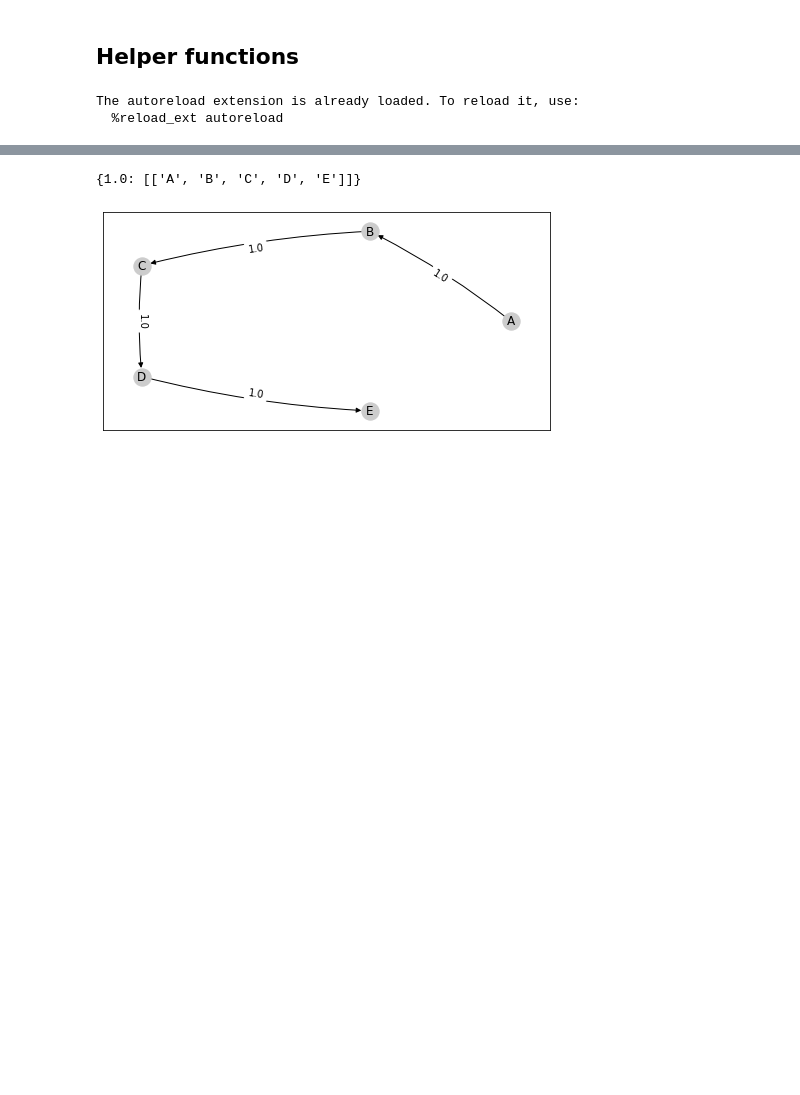
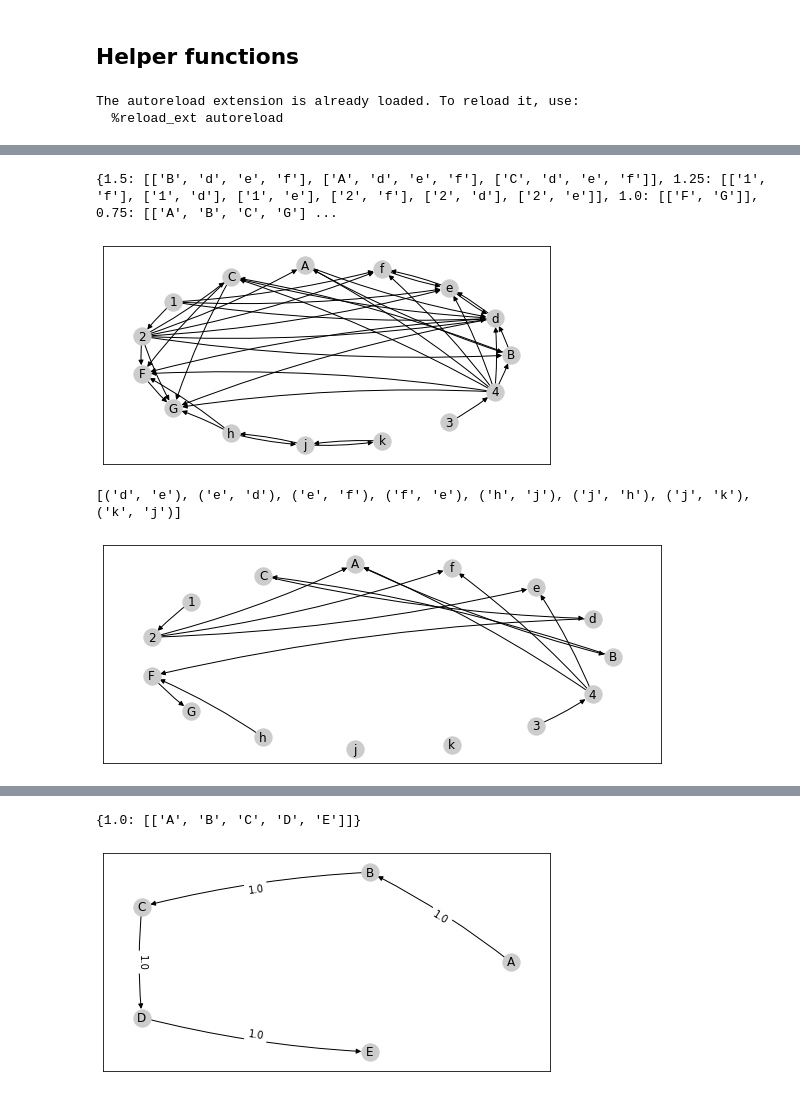
Before and after one commit to jpgil/logdelay, a Jupyter notebook: notebooks/2-structures/clique-discovery-doc.ipynb, the cells around one changed output, grey strips where cells are left out. Saved outputs shown, nothing was run; the diff lists cells and outputs as text; code cells hidden in the pictures; blank space fills up the shorter version.

```diff
--- a/notebooks/2-structures/clique-discovery-doc.ipynb
+++ b/notebooks/2-structures/clique-discovery-doc.ipynb
@@ -13,0 +45,16 @@ The autoreload extension is already loaded. To reload it, use:
+# %%
+loop_inside = [
+    list("12ABCdefdefFG"),
+    list("12ABCdefdefdefFG"),
+    list("34ABCdefFG"),
+    list("hjkhjkFG")
+]
+inferred_paths = clique_discovery.infer_paths_from_traces( loop_inside )
+nice_graph( inferred_paths, with_weigths=False )
+untangled_graph( clique_discovery.minimally_connected_graph( inferred_paths ), with_weigths=False )
+# inferred_paths
+# %% [output]
+{1.5: [['B', 'd', 'e', 'f'], ['A', 'd', 'e', 'f'], ['C', 'd', 'e', 'f']], 1.25: [['1', 'f'], ['1', 'd'], ['1', 'e'], ['2', 'f'], ['2', 'd'], ['2', 'e']], 1.0: [['F', 'G']], 0.75: [['A', 'B', 'C', 'G'] ...
+[figure, added]
+[('d', 'e'), ('e', 'd'), ('e', 'f'), ('f', 'e'), ('h', 'j'), ('j', 'h'), ('j', 'k'), ('k', 'j')]
+[figure, added]
```
Also changed, not shown: parts of 20 cells of this notebook, 1 other file.
